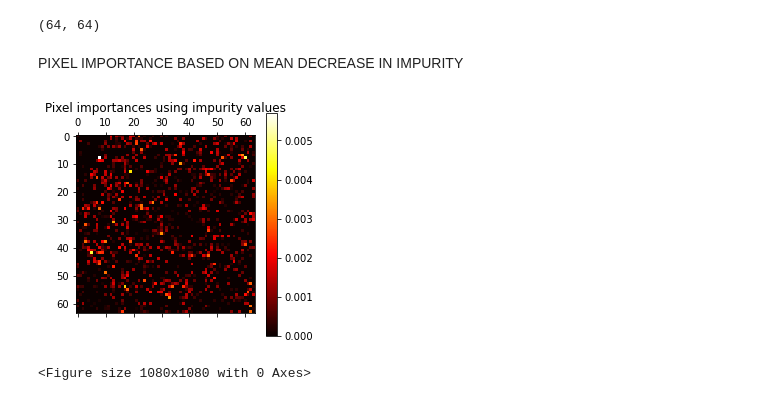
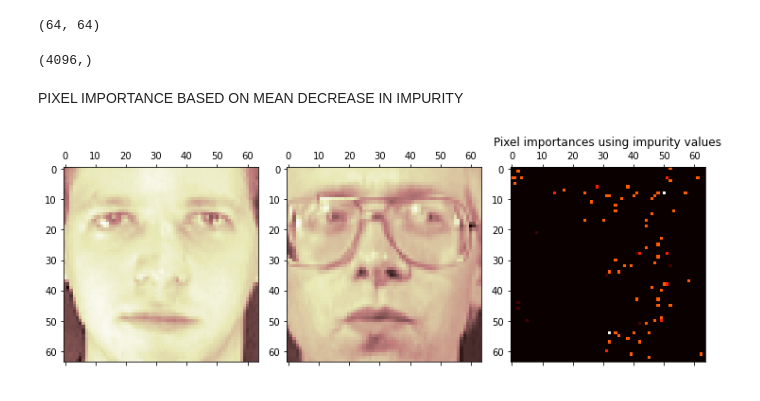
Before and after one commit to Okezzi/SVM-and-RF-on-MNIST-Dataset, a Jupyter notebook: SVM_RF_Olivetti_Faces.ipynb, the cells around one changed output. Drawn from its saved outputs; the diff is of its cells as text; code cells hidden in the pictures.

Commit message:
pixel importance for classification

```diff
--- a/SVM_RF_Olivetti_Faces.ipynb
+++ b/SVM_RF_Olivetti_Faces.ipynb
@@ -727,24 +727,27 @@ Both Random Forest and Support Vector classified our data with 100% accuracy.
 faces.images[0].shape
 # %% [output]
 (64, 64)
+# %%
+rfc.feature_importances_.shape
+# %% [output]
+(4096,)
 # %% [markdown]
 PIXEL IMPORTANCE BASED ON MEAN DECREASE IN IMPURITY
 # %%
 # re-build our random forest classifier with the best parameters
-#fig,axis = plt.subplots(1,2)
+fig,axes = plt.subplots(1,3, figsize = (10,10))
 rfc = RandomForestClassifier(n_estimators=72, max_features= 'log2')
-rfc.fit(X[:100,:],y[:100])
+rfc.fit(X[:20,:],y[:20])
 img_shape = faces.images[0].shape
 
-image = X[4,:].reshape(img_shape)
+image_1 = X[0,:].reshape(img_shape)
+image_2 = X[12,:].reshape(img_shape)
 
 importances = rfc.feature_importances_.reshape(img_shape)
-
-plt.matshow(importances, cmap=plt.cm.hot)
-plt.title("Pixel importances using impurity values")
-plt.colorbar()
-plt.figure(figsize=(15,15))
-plt.show()
+axes[0].matshow(image_1)
+axes[1].matshow(image_2)
+axes[2].matshow(importances, cmap=plt.cm.hot)
+axes[2].set_title("Pixel importances using impurity values")
+plt.tight_layout()
 # %% [output]
-[figure, old version]
+[figure, new version]
-<Figure size 1080x1080 with 0 Axes>
```
Also changed, not shown: parts of 5 cells of this notebook.
